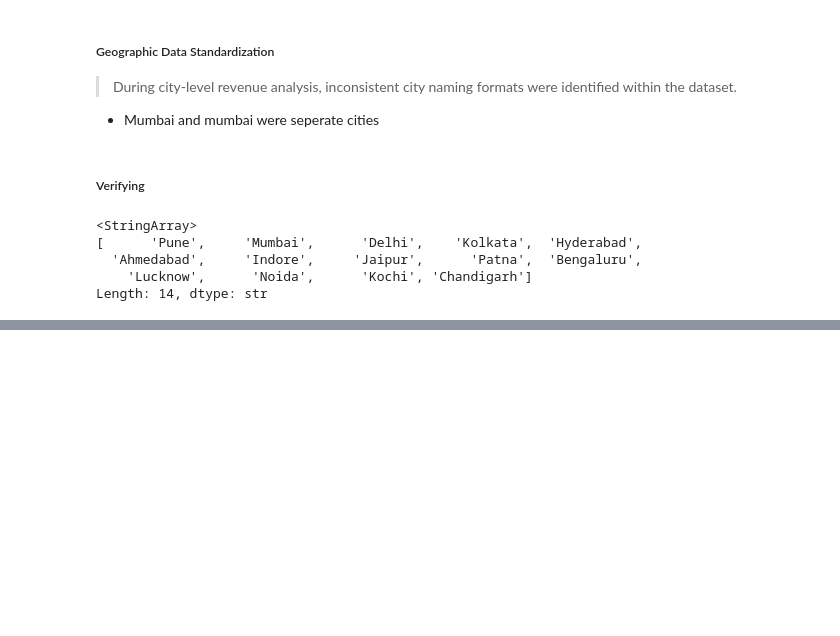
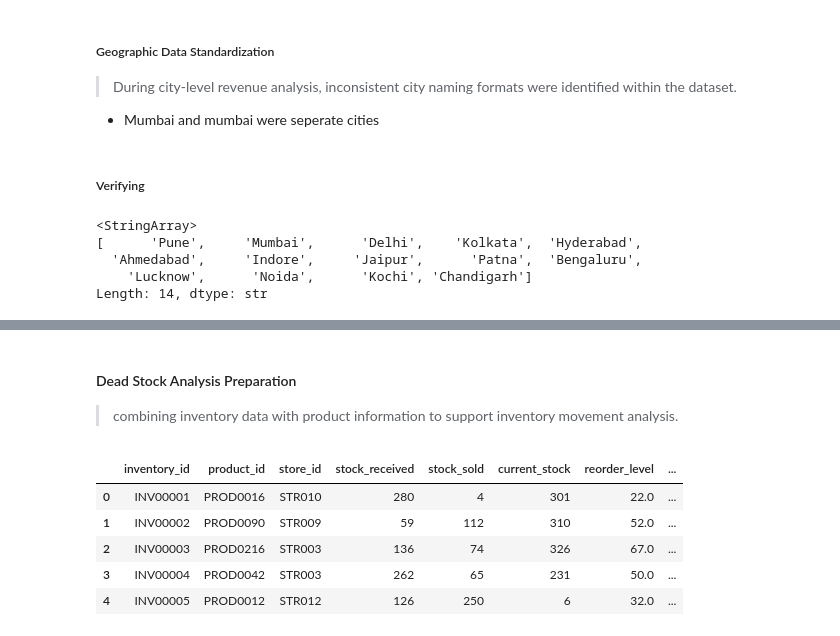
Before and after one commit to utkarshdhangar5/retail-sales-inventory-analytics, a Jupyter notebook: notebooks/ExploratoryDataAnalysis.ipynb, the cells around one changed output, grey strips where cells are left out. Saved outputs shown, nothing was run; the diff lists cells and outputs as text; code cells hidden in the pictures; blank space fills up the shorter version.

```diff
--- a/notebooks/ExploratoryDataAnalysis.ipynb
+++ b/notebooks/ExploratoryDataAnalysis.ipynb
@@ -768,0 +854,18 @@ Length: 14, dtype: str
+# %% [markdown]
+#### Dead Stock Analysis Preparation
+> combining inventory data with product information to support inventory movement analysis.
+# %%
+inventory_products = fact_inventory.merge(
+    dim_products,
+    on='product_id',
+    how='left'
+)
+
+inventory_products.head()
+# %% [output]
+|  | inventory_id | product_id | store_id | stock_received | stock_sold | current_stock | reorder_level | ... |
+| 0 | INV00001 | PROD0016 | STR010 | 280 | 4 | 301 | 22.0 | ... |
+| 1 | INV00002 | PROD0090 | STR009 | 59 | 112 | 310 | 52.0 | ... |
+| 2 | INV00003 | PROD0216 | STR003 | 136 | 74 | 326 | 67.0 | ... |
+| 3 | INV00004 | PROD0042 | STR003 | 262 | 65 | 231 | 50.0 | ... |
+| 4 | INV00005 | PROD0012 | STR012 | 126 | 250 | 6 | 32.0 | ... |
```
Also changed, not shown: parts of 9 cells of this notebook.
